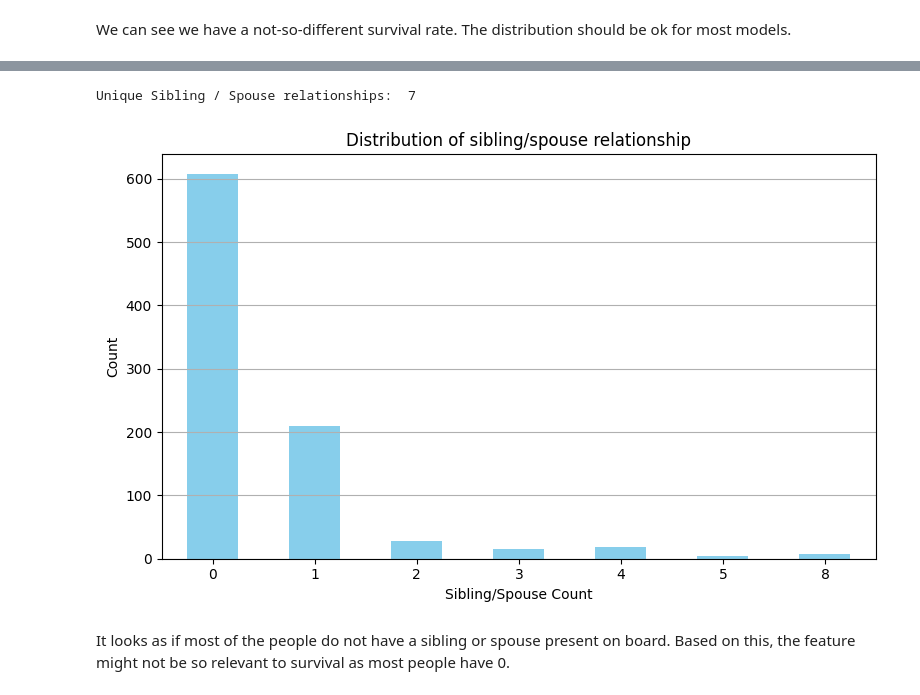
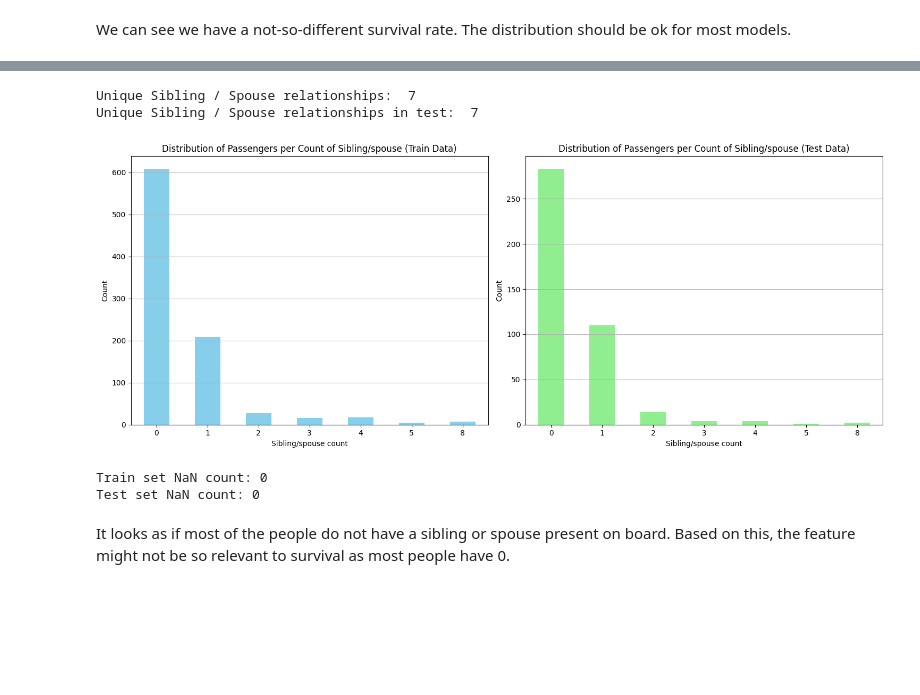
Before and after one commit to alexmaitken/csca5622-final, a Jupyter notebook: titanic-ml-from-disaster-supervised-learning.ipynb, the cells around one changed output, grey strips where cells are left out. Cells and saved outputs as stored; diff of their text form; code cells hidden in the pictures; blank space fills up the shorter version.

```diff
--- a/titanic-ml-from-disaster-supervised-learning.ipynb
+++ b/titanic-ml-from-disaster-supervised-learning.ipynb
@@ -157,20 +218,45 @@ It looks as if most people are in between 18 to 40 years old. This is a pretty g
-# %%
-import matplotlib.pyplot as plt
-
-print("Unique Sibling / Spouse relationships: ", df_train['SibSp'].nunique())
-
-class_counts = df_train['SibSp'].value_counts().sort_index()
-class_counts.plot(kind='bar', figsize=(8, 5), color='skyblue')
-
-plt.title("Distribution of sibling/spouse relationship")
-plt.xlabel("Sibling/Spouse Count")
-plt.ylabel("Count")
-plt.xticks(rotation=0)
-plt.grid(axis='y')
-plt.tight_layout()
-plt.show()
-# %% [output]
-Unique Sibling / Spouse relationships:  7
-[figure, removed]
+# %%
+import matplotlib.pyplot as plt
+
+print("Unique Sibling / Spouse relationships: ", df_train['SibSp'].nunique())
+print("Unique Sibling / Spouse relationships in test: ", df_test['SibSp'].nunique())
+
+sibsp_counts_train = df_train['SibSp'].value_counts().sort_index()
+sibsp_counts_test = df_test['SibSp'].value_counts().sort_index()
+
+fig, axes = plt.subplots(1, 2, figsize=(15, 6))
+
+# Plot for df_train
+sibsp_counts_train.plot(kind='bar', ax=axes[0], color='skyblue')
+axes[0].set_title("Distribution of Passengers per Count of Sibling/spouse (Train Data)")
+axes[0].set_xlabel("Sibling/spouse count")
+axes[0].set_ylabel("Count")
+axes[0].set_xticks(range(len(sibsp_counts_train)))
+axes[0].set_xticklabels(sibsp_counts_train.index, rotation=0)
+axes[0].grid(axis='y')
+
+# Plot for df_test
+sibsp_counts_test.plot(kind='bar', ax=axes[1], color='lightgreen')
+axes[1].set_title("Distribution of Passengers per Count of Sibling/spouse (Test Data)")
+axes[1].set_xlabel("Sibling/spouse count")
+axes[1].set_ylabel("Count")
+axes[1].set_xticks(range(len(sibsp_counts_test)))
+axes[1].set_xticklabels(sibsp_counts_test.index, rotation=0)
+axes[1].grid(axis='y')
+
+# Adjust layout
+plt.tight_layout()
+plt.show()
+
+nan_train = df_train['SibSp'].isna().sum()
+nan_test = df_test['SibSp'].isna().sum()
+print(f"Train set NaN count: {nan_train}")
+print(f"Test set NaN count: {nan_test}")
+# %% [output]
+Unique Sibling / Spouse relationships:  7
+Unique Sibling / Spouse relationships in test:  7
+[figure, added]
+Train set NaN count: 0
+Test set NaN count: 0
 # %% [markdown]
 It looks as if most of the people do not have a sibling or spouse present on board. Based on this, the feature might not be so relevant to survival as most people have 0.
```
Also changed, not shown: parts of 46 cells of this notebook.
